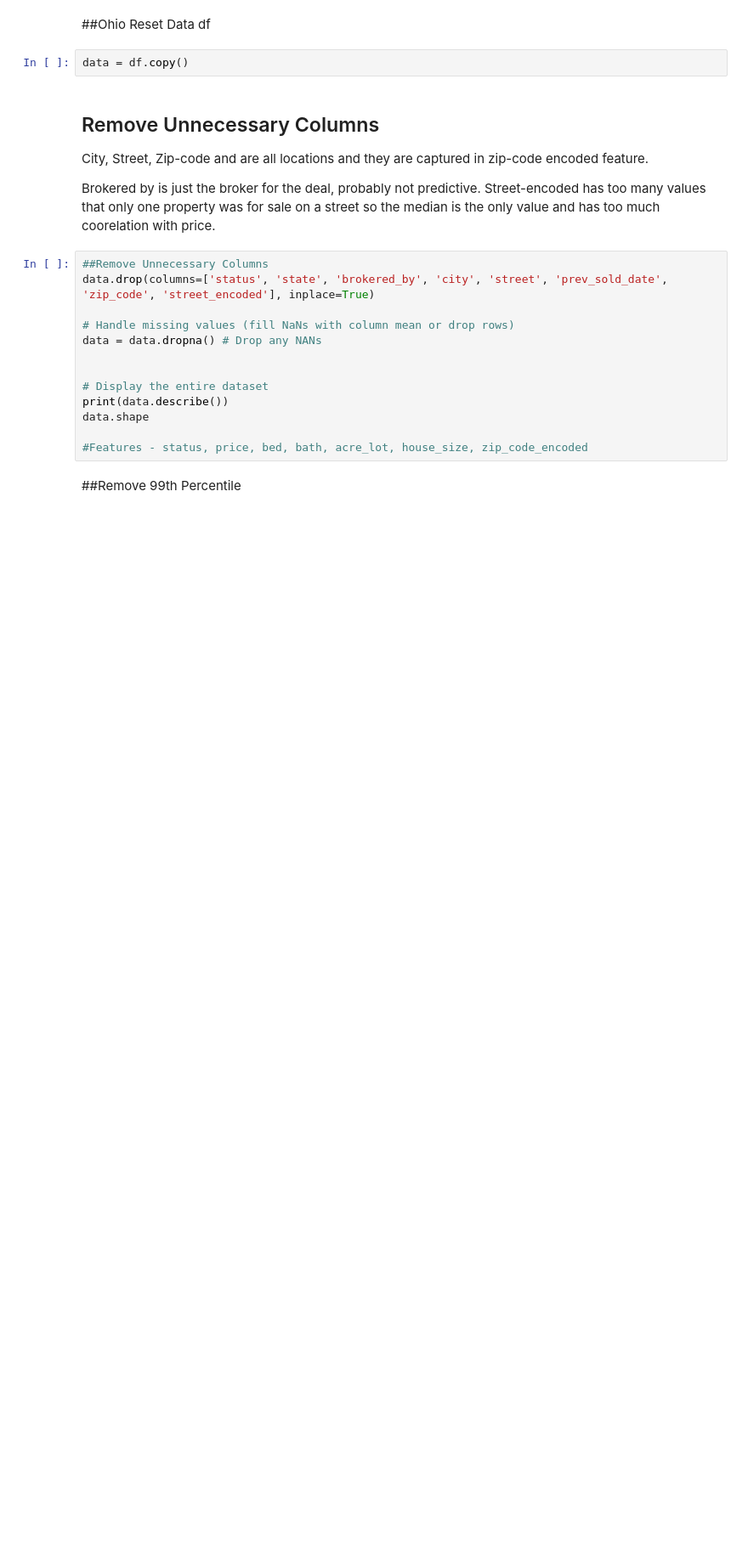
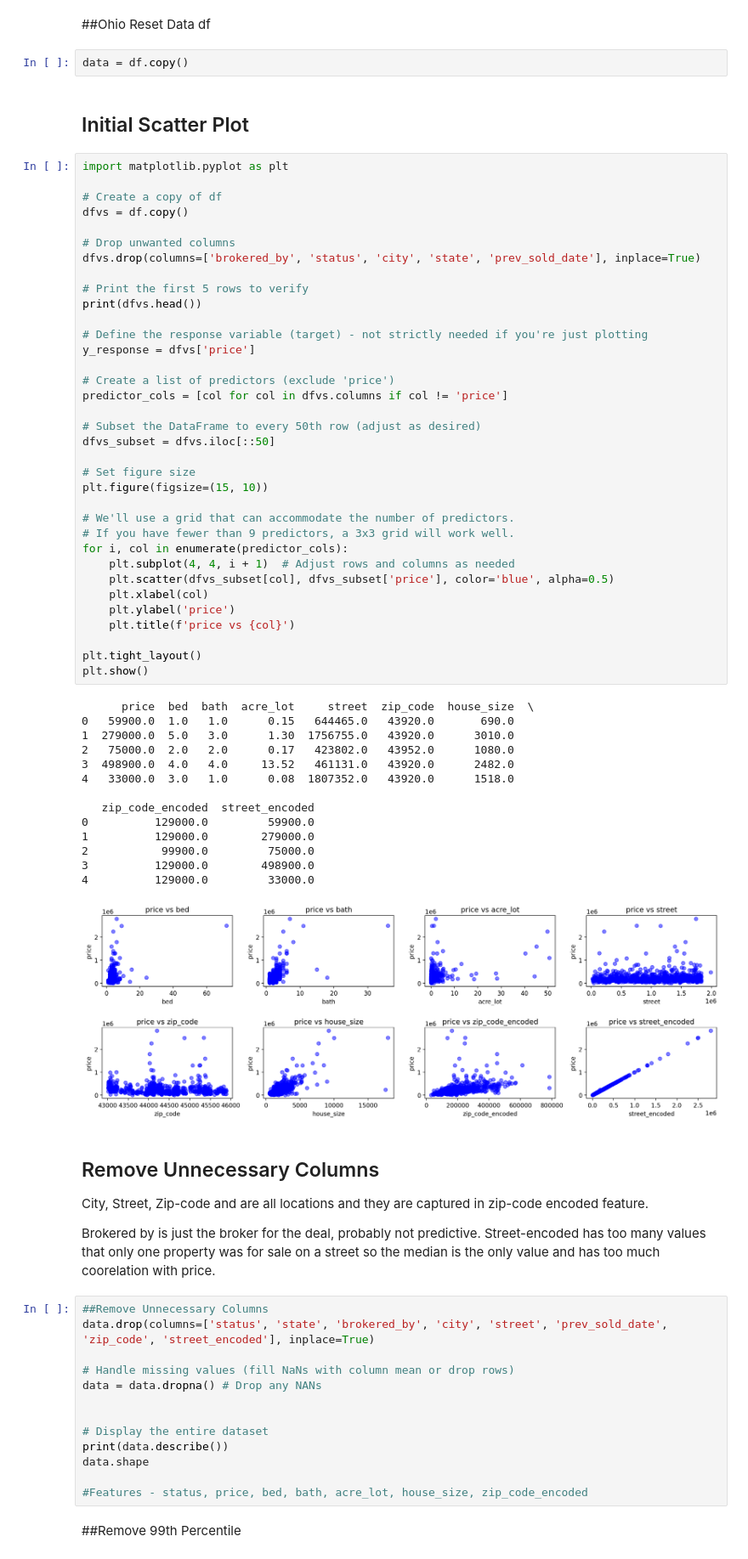
Before and after one commit to reubyTuesday/Math509RealEstate, a Jupyter notebook: USA_Dataset_Ohio.ipynb, the cells around one changed output. Shown at 85% size. Drawn from its saved outputs; the diff is of its cells as text; blank space fills up the shorter version.

```diff
--- a/USA_Dataset_Ohio.ipynb
+++ b/USA_Dataset_Ohio.ipynb
@@ -194,6 +177,58 @@ data.shape
 ##Ohio Reset Data df
 # %%
 data = df.copy()
+# %% [markdown]
+## Initial Scatter Plot
+# %%
+import matplotlib.pyplot as plt
+
+# Create a copy of df
+dfvs = df.copy()
+
+# Drop unwanted columns
+dfvs.drop(columns=['brokered_by', 'status', 'city', 'state', 'prev_sold_date'], inplace=True)
+
+# Print the first 5 rows to verify
+print(dfvs.head())
+
+# Define the response variable (target) - not strictly needed if you're just plotting
+y_response = dfvs['price']
+
+# Create a list of predictors (exclude 'price')
+predictor_cols = [col for col in dfvs.columns if col != 'price']
+
+# Subset the DataFrame to every 50th row (adjust as desired)
+dfvs_subset = dfvs.iloc[::50]
+
+# Set figure size
+plt.figure(figsize=(15, 10))
+
+# We'll use a grid that can accommodate the number of predictors.
+# If you have fewer than 9 predictors, a 3x3 grid will work well.
+for i, col in enumerate(predictor_cols):
+    plt.subplot(4, 4, i + 1)  # Adjust rows and columns as needed
+    plt.scatter(dfvs_subset[col], dfvs_subset['price'], color='blue', alpha=0.5)
+    plt.xlabel(col)
+    plt.ylabel('price')
+    plt.title(f'price vs {col}')
+
+plt.tight_layout()
+plt.show()
+# %% [output]
+      price  bed  bath  acre_lot     street  zip_code  house_size  \
+0   59900.0  1.0   1.0      0.15   644465.0   43920.0       690.0
+1  279000.0  5.0   3.0      1.30  1756755.0   43920.0      3010.0
+2   75000.0  2.0   2.0      0.17   423802.0   43952.0      1080.0
+3  498900.0  4.0   4.0     13.52   461131.0   43920.0      2482.0
+4   33000.0  3.0   1.0      0.08  1807352.0   43920.0      1518.0
+
+   zip_code_encoded  street_encoded
+0          129000.0         59900.0
+1          129000.0        279000.0
+2           99900.0         75000.0
+3          129000.0        498900.0
+4          129000.0         33000.0
+[figure, added]
 # %% [markdown]
 ## Remove Unnecessary Columns
 City, Street, Zip-code and are all locations and they are captured in zip-code encoded feature.
```
Also changed, not shown: parts of 16 cells of this notebook.
